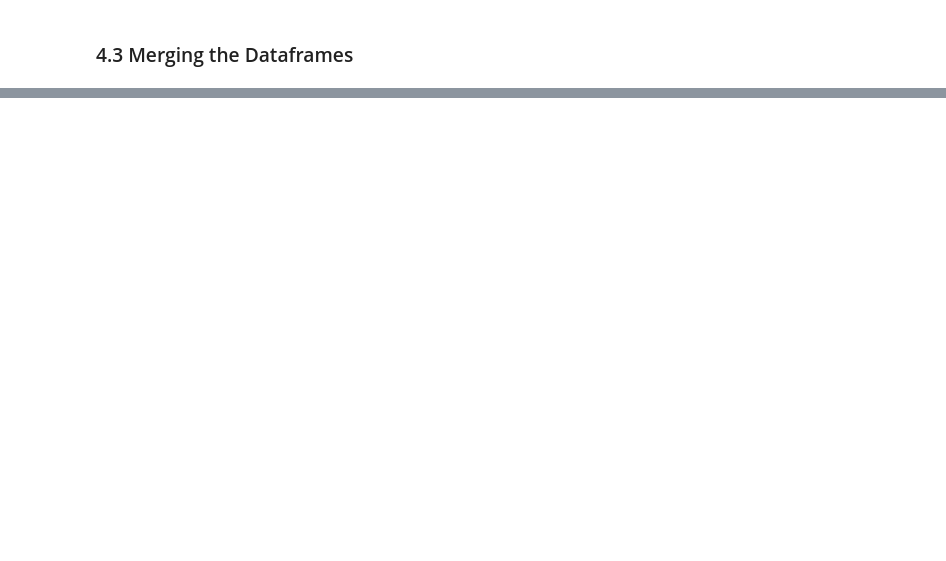
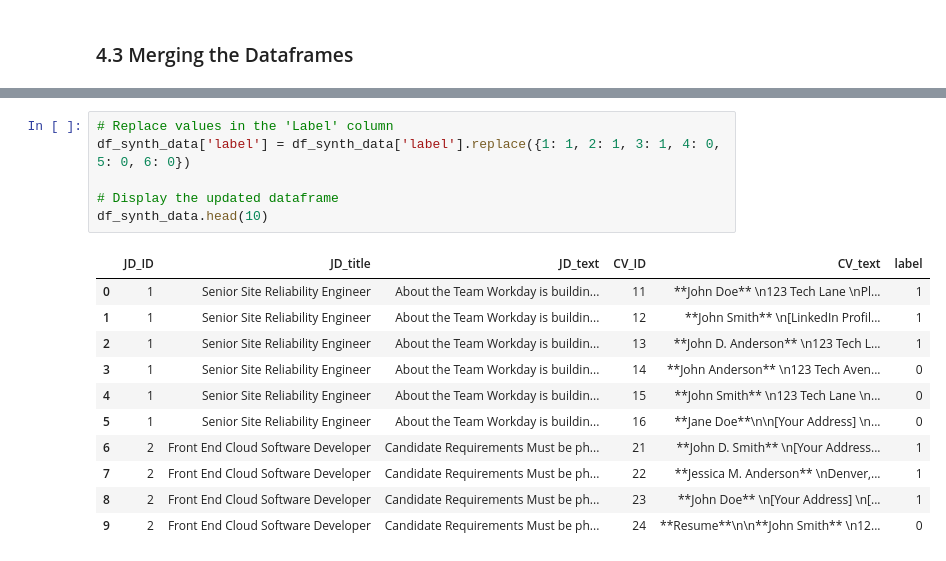
Before and after one commit to Tim60161/workproject_matching_algo, a Jupyter notebook: synthetic_data_binary.ipynb, the cells around one changed output, grey strips where cells are left out. Drawn from its saved outputs; the diff is of its cells as text; blank space fills up the shorter version.

```diff
--- a/synthetic_data_binary.ipynb
+++ b/synthetic_data_binary.ipynb
@@ -1977,0 +1944,18 @@ df_result = main_synth_df()
+# %%
+# Replace values in the 'Label' column
+df_synth_data['label'] = df_synth_data['label'].replace({1: 1, 2: 1, 3: 1, 4: 0, 5: 0, 6: 0})
+
+# Display the updated dataframe
+df_synth_data.head(10)
+# %% [output]
+|  | JD_ID | JD_title | JD_text | CV_ID | CV_text | label |
+| 0 | 1 | Senior Site Reliability Engineer | About the Team Workday is buildin... | 11 | **John Doe** \n123 Tech Lane \nPl... | 1 |
+| 1 | 1 | Senior Site Reliability Engineer | About the Team Workday is buildin... | 12 | **John Smith** \n[LinkedIn Profil... | 1 |
+| 2 | 1 | Senior Site Reliability Engineer | About the Team Workday is buildin... | 13 | **John D. Anderson** \n123 Tech L... | 1 |
+| 3 | 1 | Senior Site Reliability Engineer | About the Team Workday is buildin... | 14 | **John Anderson** \n123 Tech Aven... | 0 |
+| 4 | 1 | Senior Site Reliability Engineer | About the Team Workday is buildin... | 15 | **John Smith** \n123 Tech Lane \n... | 0 |
+| 5 | 1 | Senior Site Reliability Engineer | About the Team Workday is buildin... | 16 | **Jane Doe**\n\n[Your Address] \n... | 0 |
+| 6 | 2 | Front End Cloud Software Developer | Candidate Requirements Must be ph... | 21 | **John D. Smith** \n[Your Address... | 1 |
+| 7 | 2 | Front End Cloud Software Developer | Candidate Requirements Must be ph... | 22 | **Jessica M. Anderson** \nDenver,... | 1 |
+| 8 | 2 | Front End Cloud Software Developer | Candidate Requirements Must be ph... | 23 | **John Doe** \n[Your Address] \n[... | 1 |
+| 9 | 2 | Front End Cloud Software Developer | Candidate Requirements Must be ph... | 24 | **Resume**\n\n**John Smith** \n12... | 0 |
```
Also changed, not shown: parts of 12 cells of this notebook, 4 other files.
